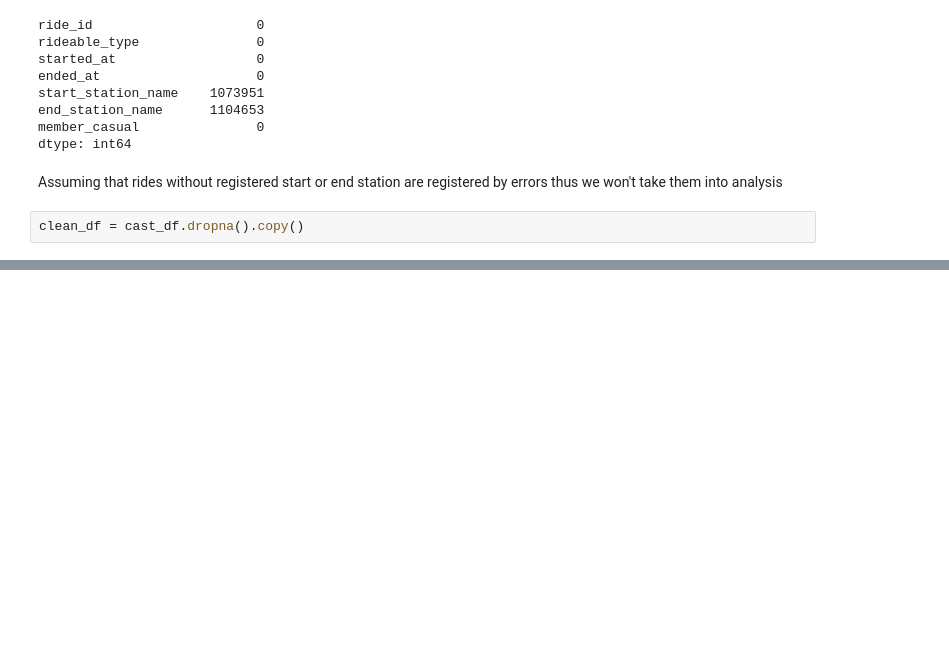
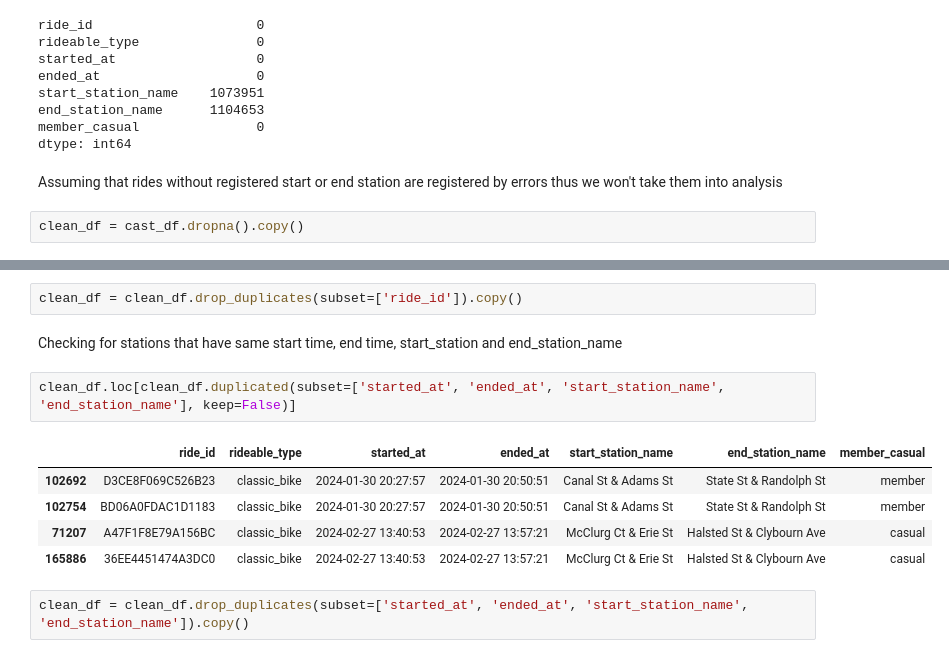
Before and after one commit to yakubszatkowski/Google-Data-Analytics-Project, a Jupyter notebook: main.ipynb, the cells around one changed output, grey strips where cells are left out. Saved outputs shown, nothing was run; the diff lists cells and outputs as text; blank space fills up the shorter version.

```diff
--- a/main.ipynb
+++ b/main.ipynb
@@ -191,0 +210,14 @@ clean_df = cast_df.dropna().copy()
+# %%
+clean_df = clean_df.drop_duplicates(subset=['ride_id']).copy()
+# %% [markdown]
+Checking for stations that have same start time, end time, start_station and end_station_name
+# %%
+clean_df.loc[clean_df.duplicated(subset=['started_at', 'ended_at', 'start_station_name', 'end_station_name'], keep=False)]
+# %% [output]
+|  | ride_id | rideable_type | started_at | ended_at | start_station_name | end_station_name | member_casual |
+| 102692 | D3CE8F069C526B23 | classic_bike | 2024-01-30 20:27:57 | 2024-01-30 20:50:51 | Canal St & Adams St | State St & Randolph St | member |
+| 102754 | BD06A0FDAC1D1183 | classic_bike | 2024-01-30 20:27:57 | 2024-01-30 20:50:51 | Canal St & Adams St | State St & Randolph St | member |
+| 71207 | A47F1F8E79A156BC | classic_bike | 2024-02-27 13:40:53 | 2024-02-27 13:57:21 | McClurg Ct & Erie St | Halsted St & Clybourn Ave | casual |
+| 165886 | 36EE4451474A3DC0 | classic_bike | 2024-02-27 13:40:53 | 2024-02-27 13:57:21 | McClurg Ct & Erie St | Halsted St & Clybourn Ave | casual |
+# %%
+clean_df = clean_df.drop_duplicates(subset=['started_at', 'ended_at', 'start_station_name', 'end_station_name']).copy()
```
Also changed, not shown: parts of 5 cells of this notebook.
